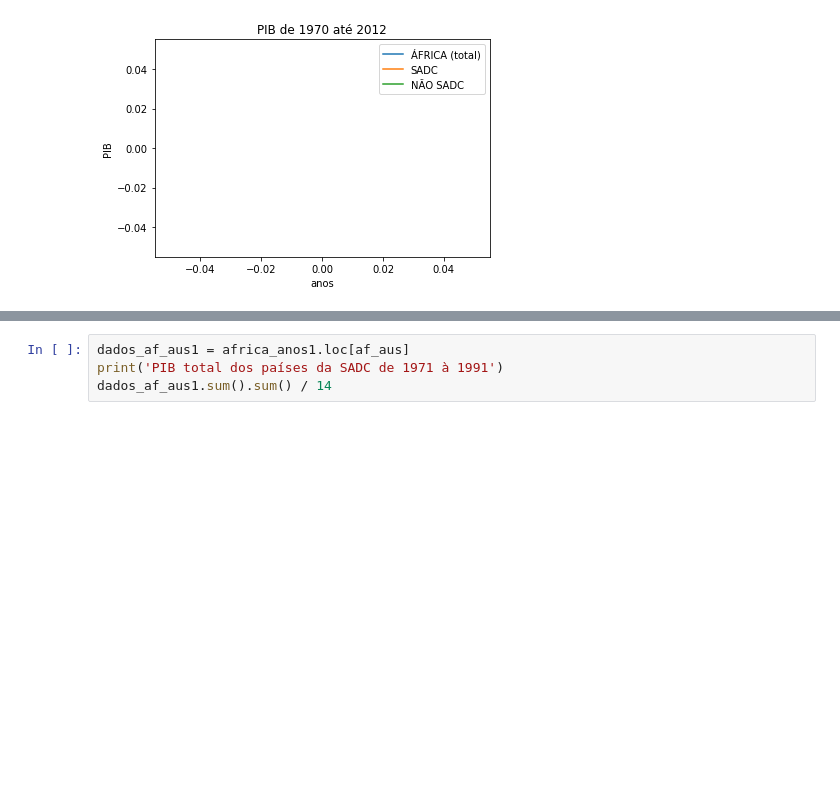
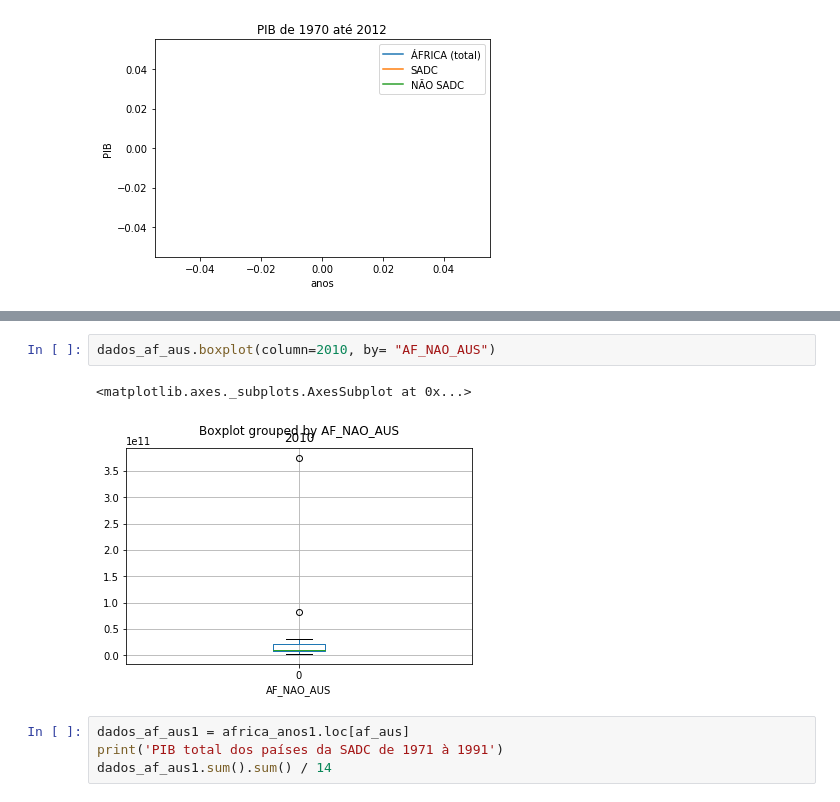
Before and after one commit to Doradalberto/APS_Isadora_Dalberto, a Jupyter notebook: Projeto1.ipynb, the cells around one changed output, grey strips where cells are left out. Drawn from its saved outputs; the diff is of its cells as text; blank space fills up the shorter version.

```diff
--- a/Projeto1.ipynb
+++ b/Projeto1.ipynb
@@ -207,3 +497,8 @@ plt.show()
+# %%
+dados_af_aus.boxplot(column=2010, by= "AF_NAO_AUS")
+# %% [output]
+<matplotlib.axes._subplots.AxesSubplot at 0x...>
+[figure, added]
 # %%
 dados_af_aus1 = africa_anos1.loc[af_aus]
 print('PIB total dos países da SADC de 1971 à 1991')
```
Also changed, not shown: parts of 45 cells of this notebook, 2 other files.
